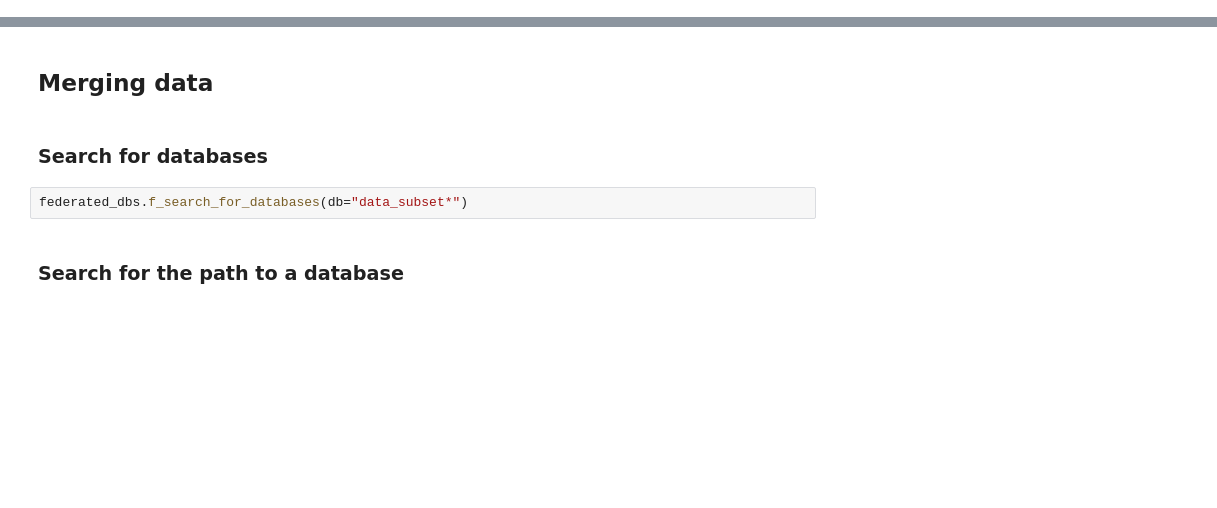
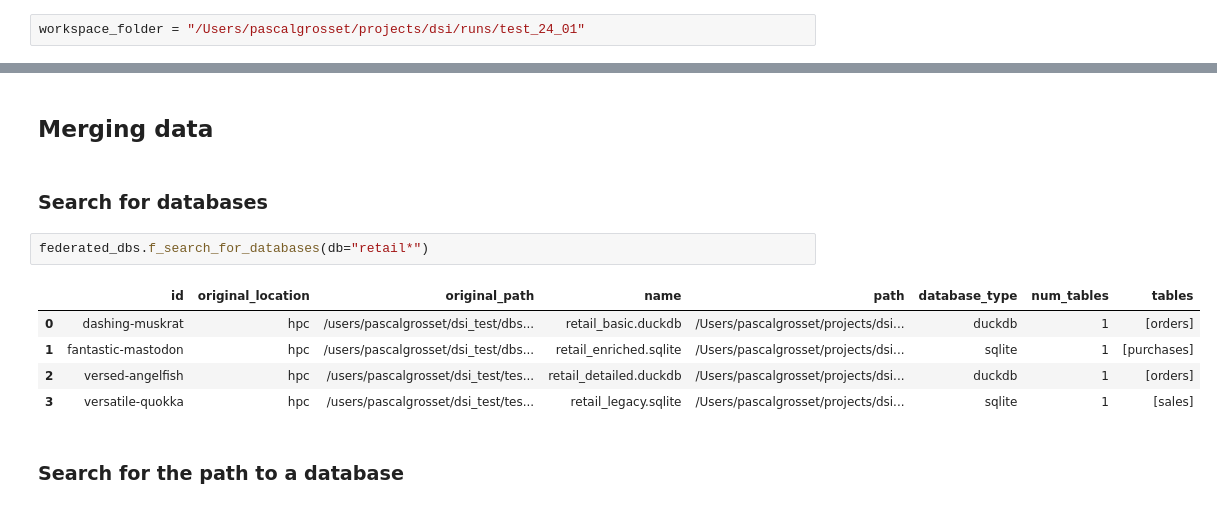
Before and after one commit to lanl/dsi, a Jupyter notebook: examples/federated/federation_workflow.ipynb, the cells around one changed output, grey strips where cells are left out. Drawn from its saved outputs; the diff is of its cells as text; blank space fills up the shorter version.

```diff
--- a/examples/federated/federation_workflow.ipynb
+++ b/examples/federated/federation_workflow.ipynb
@@ -146,5 +74,7 @@ database_info
 # %% [markdown]
 ## Instantiate the object
+# %%
+workspace_folder = "/Users/pascalgrosset/projects/dsi/runs/test_24_01"
 # %%
 federated_dbs = DSIFederated(workspace_folder, operating_mode="notebook")
 # %% [markdown]
@@ -162,7 +225,13 @@ federated_dbs.f_search(query="dens_max")
 # %% [markdown]
 ### Search for databases
 # %%
-federated_dbs.f_search_for_databases(db="data_subset*")
+federated_dbs.f_search_for_databases(db="retail*")
+# %% [output]
+|  | id | original_location | original_path | name | path | database_type | num_tables | tables |
+| 0 | dashing-muskrat | hpc | /users/pascalgrosset/dsi_test/dbs... | retail_basic.duckdb | /Users/pascalgrosset/projects/dsi... | duckdb | 1 | [orders] |
+| 1 | fantastic-mastodon | hpc | /users/pascalgrosset/dsi_test/dbs... | retail_enriched.sqlite | /Users/pascalgrosset/projects/dsi... | sqlite | 1 | [purchases] |
+| 2 | versed-angelfish | hpc | /users/pascalgrosset/dsi_test/tes... | retail_detailed.duckdb | /Users/pascalgrosset/projects/dsi... | duckdb | 1 | [orders] |
+| 3 | versatile-quokka | hpc | /users/pascalgrosset/dsi_test/tes... | retail_legacy.sqlite | /Users/pascalgrosset/projects/dsi... | sqlite | 1 | [sales] |
 # %% [markdown]
 ### Search for the path to a database
 # %%
```
Also changed, not shown: parts of 23 cells of this notebook, 56 other files.
